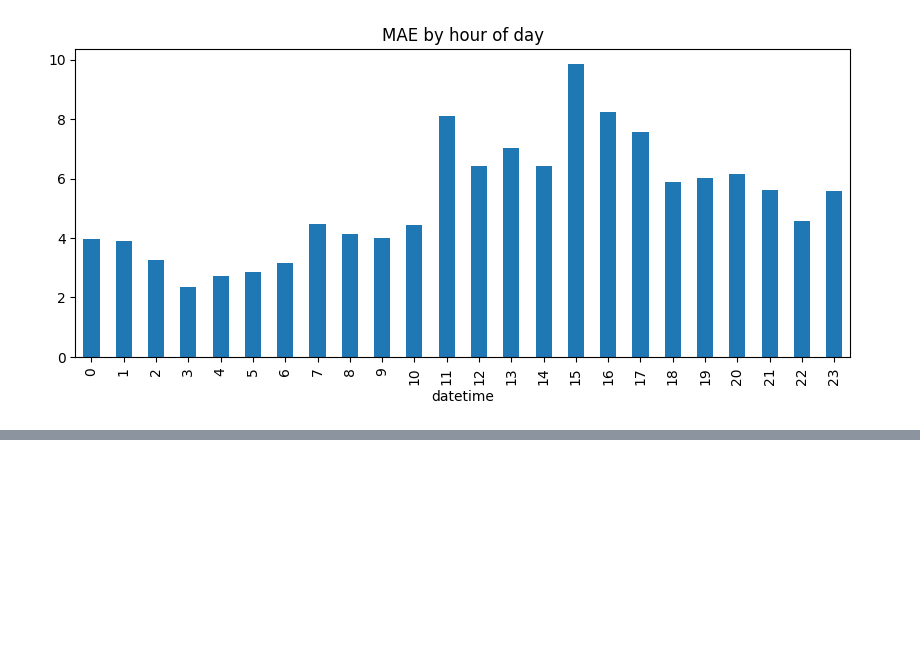
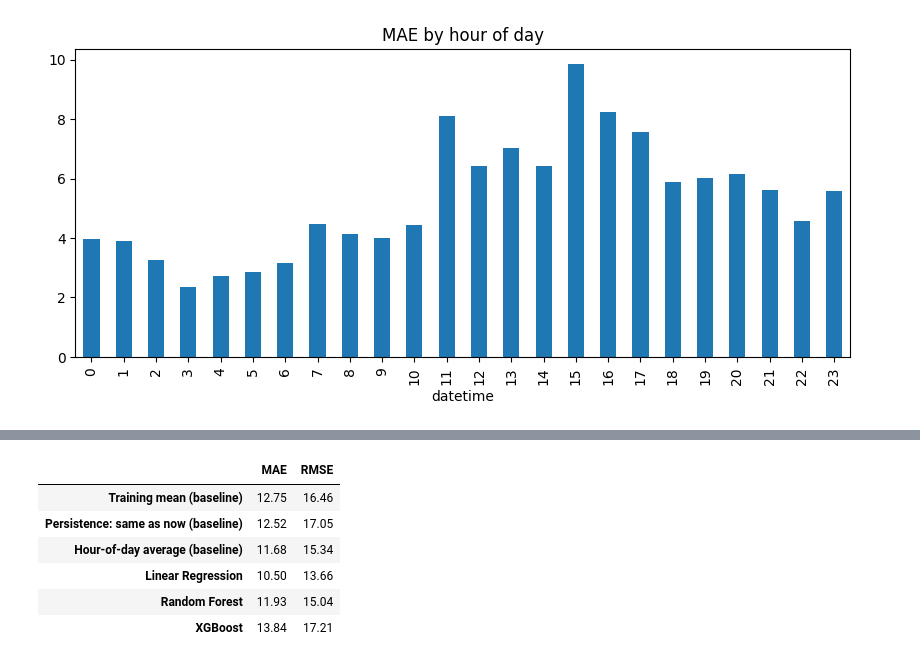
Before and after one commit to ridas11/air-quality-prediction, a Jupyter notebook: data/raw/Untitled.ipynb, the cells around one changed output, grey strips where cells are left out. Drawn from its saved outputs; the diff is of its cells as text; code cells hidden in the pictures; blank space fills up the shorter version.

```diff
--- a/data/raw/Untitled.ipynb
+++ b/data/raw/Untitled.ipynb
@@ -663,3 +663,55 @@ plt.show()
 [figure]
 [figure]
 [figure]
+# %%
+H = 24  # forecast horizon in hours
+target_time = df.index + pd.Timedelta(hours=H)
+
+# features known at time t, describing the hour we're predicting (t+24)
+f24 = pd.DataFrame(index=df.index)
+f24['no2_now'] = df[no2]
+f24['no2_roll6'] = df[no2].rolling(6).mean()
+f24['no2_roll24'] = df[no2].rolling(24).mean()
+f24['hour_sin'] = np.sin(2 * np.pi * np.array(target_time.hour) / 24)
+f24['hour_cos'] = np.cos(2 * np.pi * np.array(target_time.hour) / 24)
+f24['month_sin'] = np.sin(2 * np.pi * np.array(target_time.month) / 12)
+f24['month_cos'] = np.cos(2 * np.pi * np.array(target_time.month) / 12)
+f24['is_weekend'] = np.array(target_time.dayofweek >= 5).astype(int)
+f24['is_rush_hour'] = np.array(target_time.hour.isin([7, 8, 9, 17, 18, 19])).astype(int)
+
+f24['target'] = df[no2].shift(-H)
+d24 = f24.dropna()
+tgt_hour = np.array((d24.index + pd.Timedelta(hours=H)).hour)
+
+X24, y24 = d24.drop(columns='target'), d24['target']
+s = int(len(d24) * 0.8)
+X24_train, X24_test = X24.iloc[:s], X24.iloc[s:]
+y24_train, y24_test = y24.iloc[:s], y24.iloc[s:]
+
+def score24(pred):
+    return {'MAE': mean_absolute_error(y24_test, pred),
+            'RMSE': np.sqrt(mean_squared_error(y24_test, pred))}
+
+# baselines: overall mean, persistence, and the average for that hour of day
+hour_profile = y24_train.groupby(tgt_hour[:s]).mean()
+profile_pred = pd.Series(tgt_hour[s:]).map(hour_profile).values
+
+rows24 = {
+    'Training mean (baseline)': score24(np.full(len(y24_test), y24_train.mean())),
+    'Persistence: same as now (baseline)': score24(X24_test['no2_now']),
+    'Hour-of-day average (baseline)': score24(profile_pred),
+}
+models24 = {
+    'Linear Regression': LinearRegression(),
+    'Random Forest': RandomForestRegressor(n_estimators=200, min_samples_leaf=5, n_jobs=-1, random_state=42),
+    'XGBoost': XGBRegressor(n_estimators=300, learning_rate=0.05, max_depth=4, random_state=42),
+}
+preds24 = {}
+for name, mdl in models24.items():
+    mdl.fit(X24_train, y24_train)
+    preds24[name] = mdl.predict(X24_test)
+    rows24[name] = score24(preds24[name])
+
+print("Test:", X24_test.index.min(), "to", X24_test.index.max())
+pd.DataFrame(rows24).T.round(2)
+# %% [output]
@@ -665,0 +719,7 @@ plt.show()
+|  | MAE | RMSE |
+| Training mean (baseline) | 12.75 | 16.46 |
+| Persistence: same as now (baseline) | 12.52 | 17.05 |
+| Hour-of-day average (baseline) | 11.68 | 15.34 |
+| Linear Regression | 10.50 | 13.66 |
+| Random Forest | 11.93 | 15.04 |
+| XGBoost | 13.84 | 17.21 |
```
Also changed, not shown: parts of 4 cells of this notebook, 2 other files.
